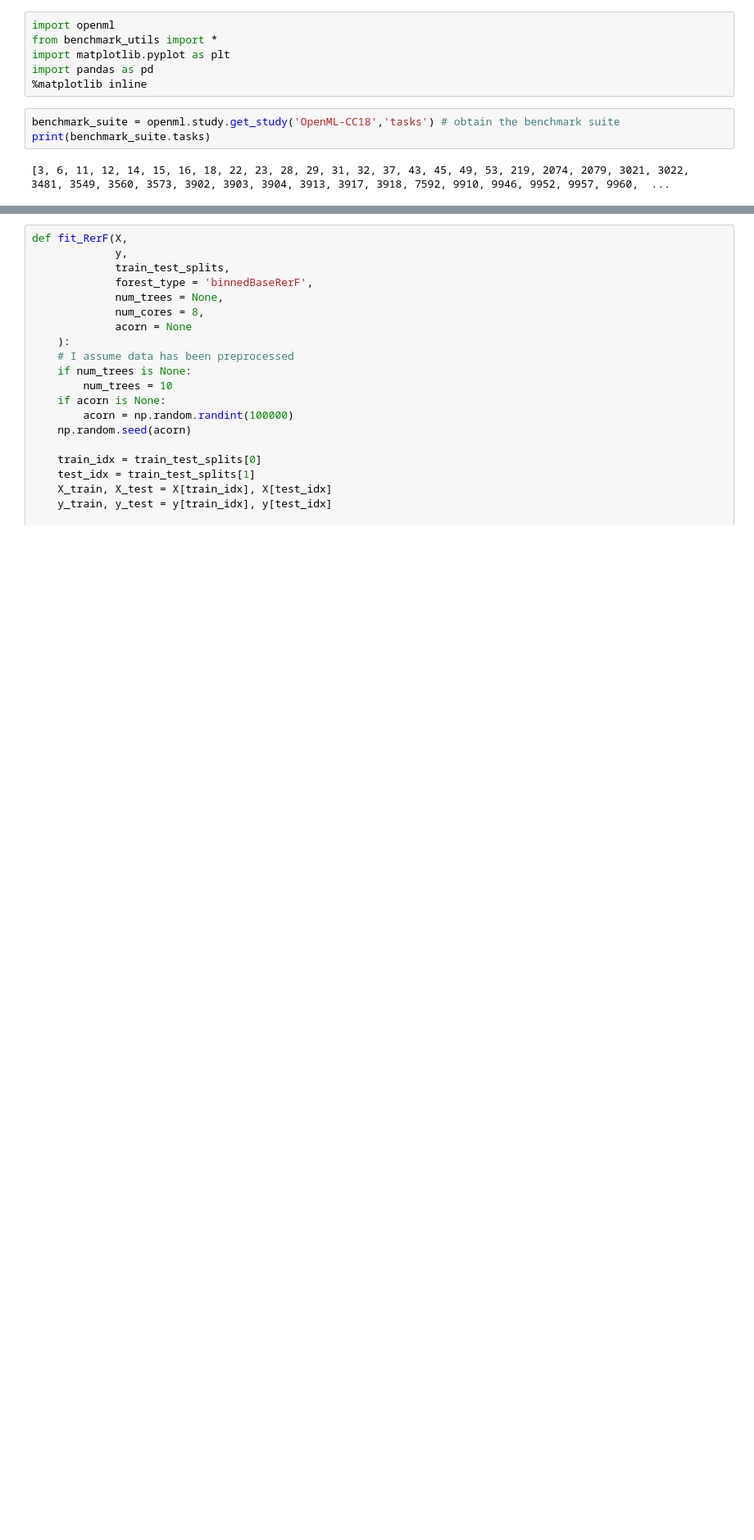
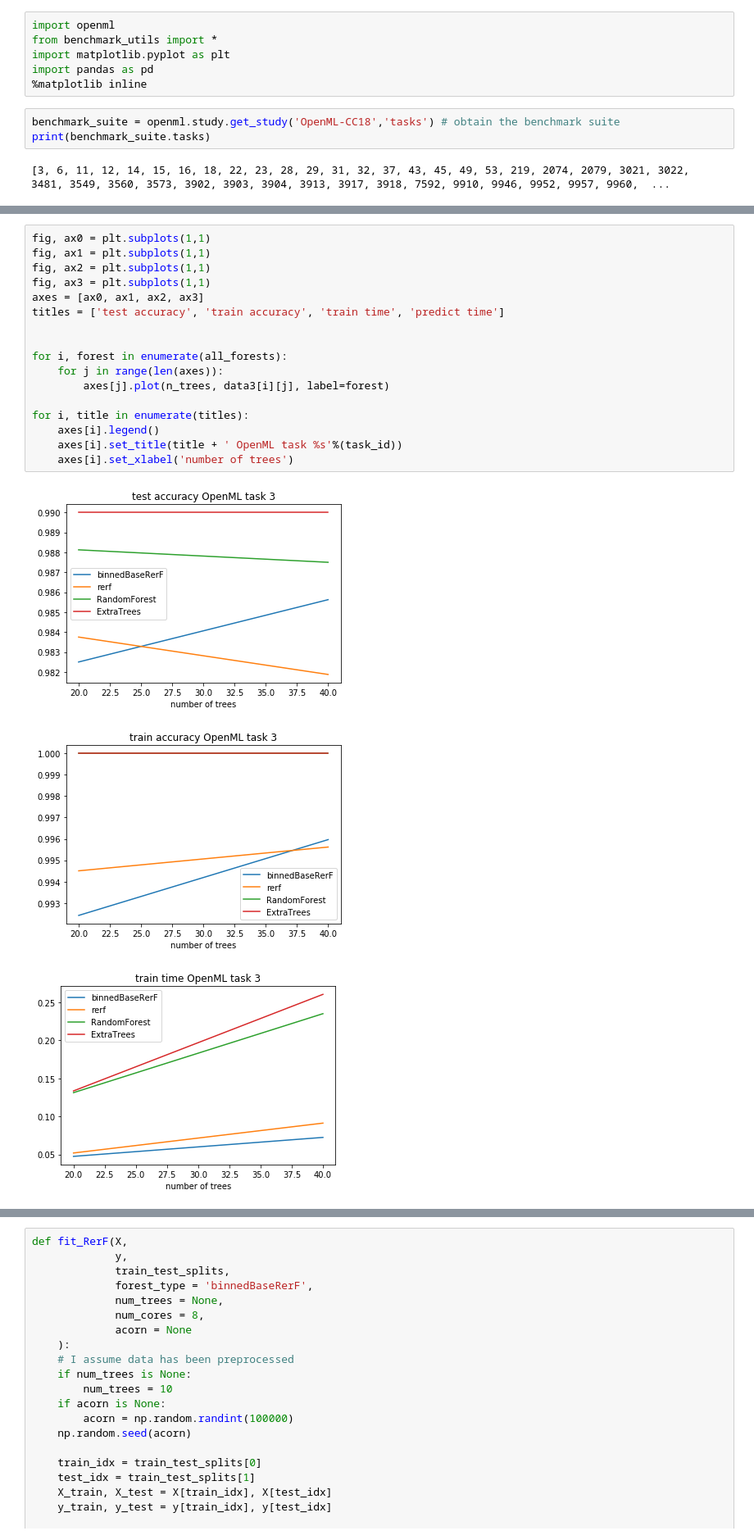
Before and after one commit to neurodata/SPORF, a Jupyter notebook: Python/benchmarks/openML benchmarks.ipynb, the cells around one changed output, grey strips where cells are left out. Shown at 82% size. Saved outputs shown, nothing was run; the diff lists cells and outputs as text; blank space fills up the shorter version.

```diff
--- a/Python/benchmarks/openML benchmarks.ipynb
+++ b/Python/benchmarks/openML benchmarks.ipynb
@@ -79,0 +76,21 @@ array([[0.9859375 , 0.99426287, 0.02332401, 0.00130486],
+# %%
+fig, ax0 = plt.subplots(1,1)
+fig, ax1 = plt.subplots(1,1)
+fig, ax2 = plt.subplots(1,1)
+fig, ax3 = plt.subplots(1,1)
+axes = [ax0, ax1, ax2, ax3]
+titles = ['test accuracy', 'train accuracy', 'train time', 'predict time']
+
+
+for i, forest in enumerate(all_forests):
+    for j in range(len(axes)):
+        axes[j].plot(n_trees, data3[i][j], label=forest)
+
+for i, title in enumerate(titles):
+    axes[i].legend()
+    axes[i].set_title(title + ' OpenML task %s'%(task_id))
+    axes[i].set_xlabel('number of trees')
+# %% [output]
+[figure, added]
+[figure, added]
+[figure, added]
```
Also changed, not shown: parts of 10 cells of this notebook, 1 other file.
